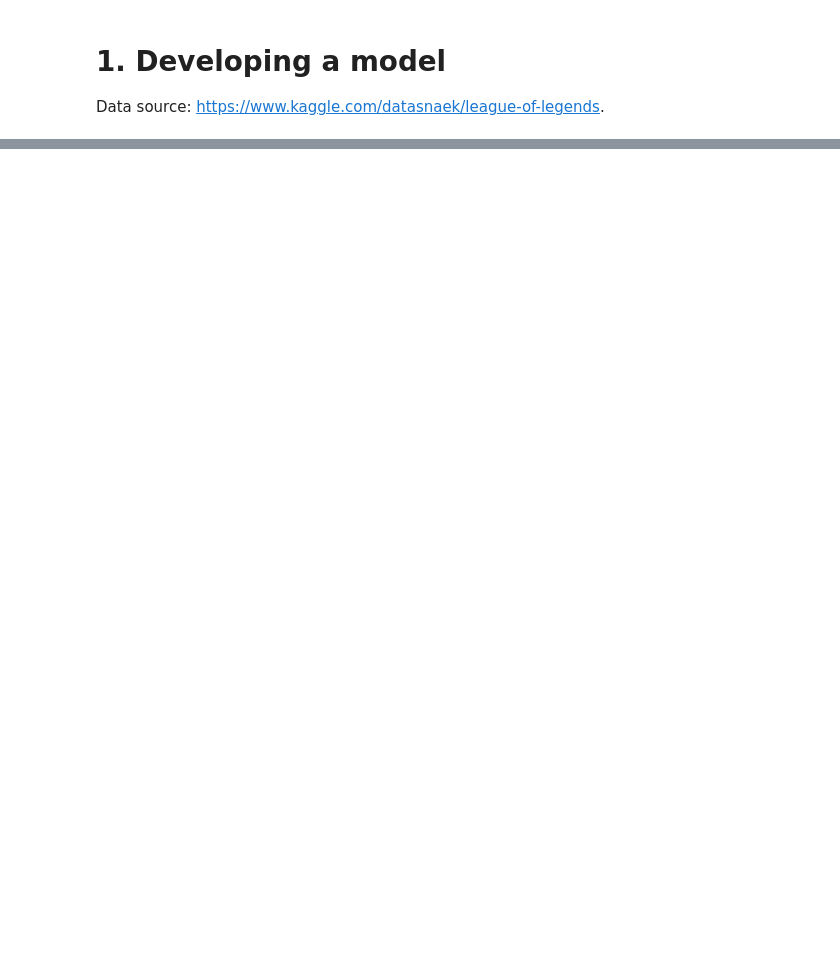
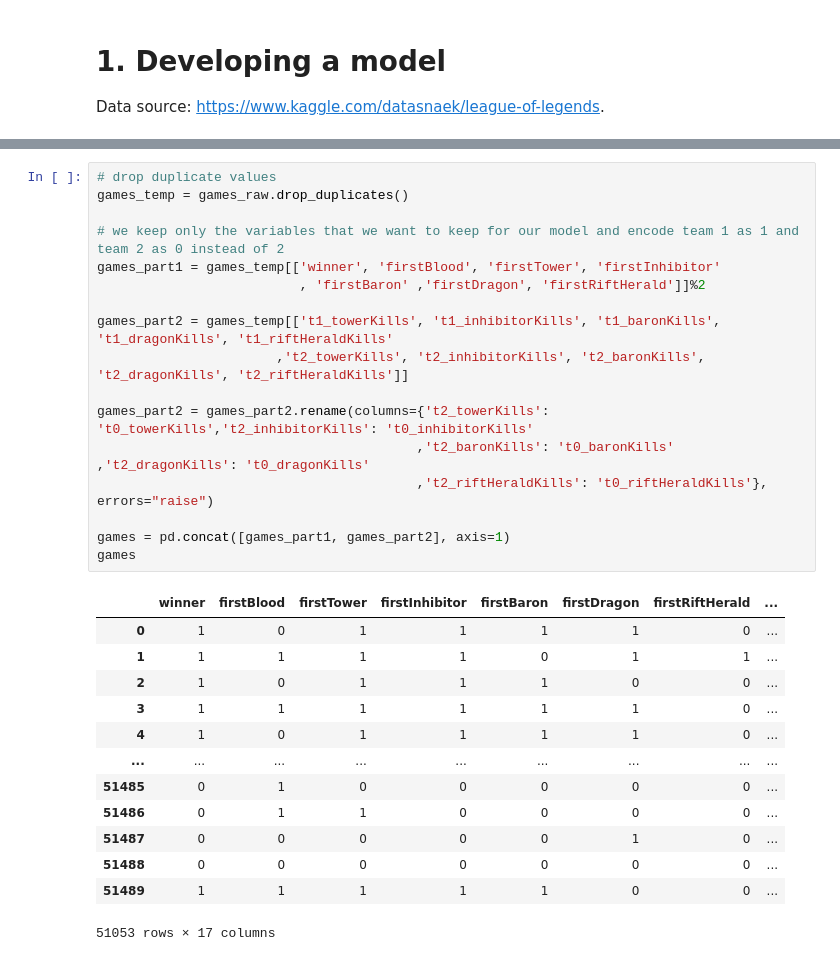
Before and after one commit to wlamnorman/League_of_legends_prediction, a Jupyter notebook: league_of_legends_pred.ipynb, the cells around one changed output, grey strips where cells are left out. Saved outputs shown, nothing was run; the diff lists cells and outputs as text; blank space fills up the shorter version.

```diff
--- a/league_of_legends_pred.ipynb
+++ b/league_of_legends_pred.ipynb
@@ -233,0 +30,31 @@ In my experience playing hon and dota, sometimes one team has problems ending th
+# %%
+# drop duplicate values
+games_temp = games_raw.drop_duplicates()
+
+# we keep only the variables that we want to keep for our model and encode team 1 as 1 and team 2 as 0 instead of 2
+games_part1 = games_temp[['winner', 'firstBlood', 'firstTower', 'firstInhibitor'
+                          , 'firstBaron' ,'firstDragon', 'firstRiftHerald']]%2
+
+games_part2 = games_temp[['t1_towerKills', 't1_inhibitorKills', 't1_baronKills', 't1_dragonKills', 't1_riftHeraldKills'
+                       ,'t2_towerKills', 't2_inhibitorKills', 't2_baronKills', 't2_dragonKills', 't2_riftHeraldKills']]
+
+games_part2 = games_part2.rename(columns={'t2_towerKills': 't0_towerKills','t2_inhibitorKills': 't0_inhibitorKills'
+                                         ,'t2_baronKills': 't0_baronKills' ,'t2_dragonKills': 't0_dragonKills'
+                                         ,'t2_riftHeraldKills': 't0_riftHeraldKills'}, errors="raise")
+
+games = pd.concat([games_part1, games_part2], axis=1)
+games
+# %% [output]
+|  | winner | firstBlood | firstTower | firstInhibitor | firstBaron | firstDragon | firstRiftHerald | ... |
+| 0 | 1 | 0 | 1 | 1 | 1 | 1 | 0 | ... |
+| 1 | 1 | 1 | 1 | 1 | 0 | 1 | 1 | ... |
+| 2 | 1 | 0 | 1 | 1 | 1 | 0 | 0 | ... |
+| 3 | 1 | 1 | 1 | 1 | 1 | 1 | 0 | ... |
+| 4 | 1 | 0 | 1 | 1 | 1 | 1 | 0 | ... |
+| ... | ... | ... | ... | ... | ... | ... | ... | ... |
+| 51485 | 0 | 1 | 0 | 0 | 0 | 0 | 0 | ... |
+| 51486 | 0 | 1 | 1 | 0 | 0 | 0 | 0 | ... |
+| 51487 | 0 | 0 | 0 | 0 | 0 | 1 | 0 | ... |
+| 51488 | 0 | 0 | 0 | 0 | 0 | 0 | 0 | ... |
+| 51489 | 1 | 1 | 1 | 1 | 1 | 0 | 0 | ... |
+51053 rows × 17 columns
```
Also changed, not shown: parts of 44 cells of this notebook.
